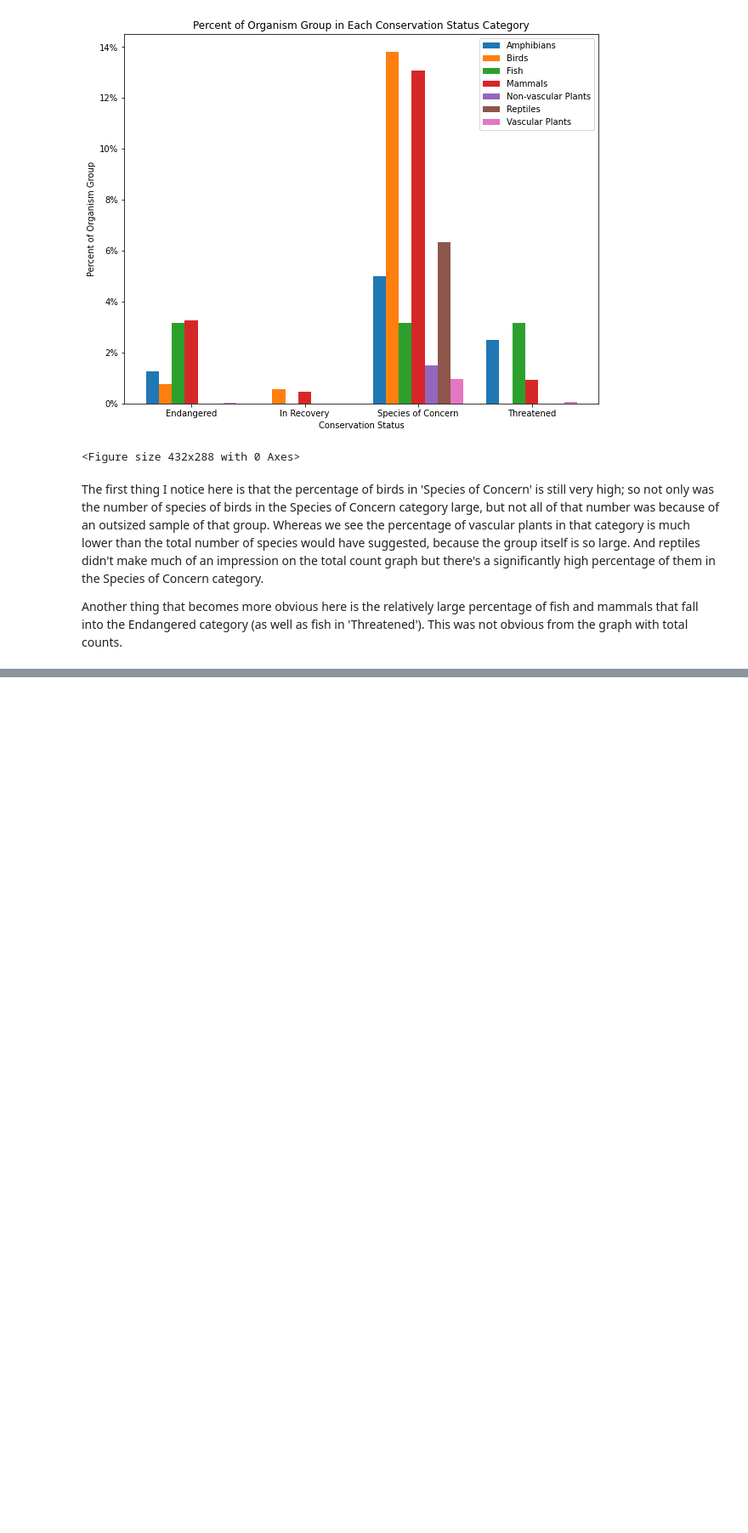
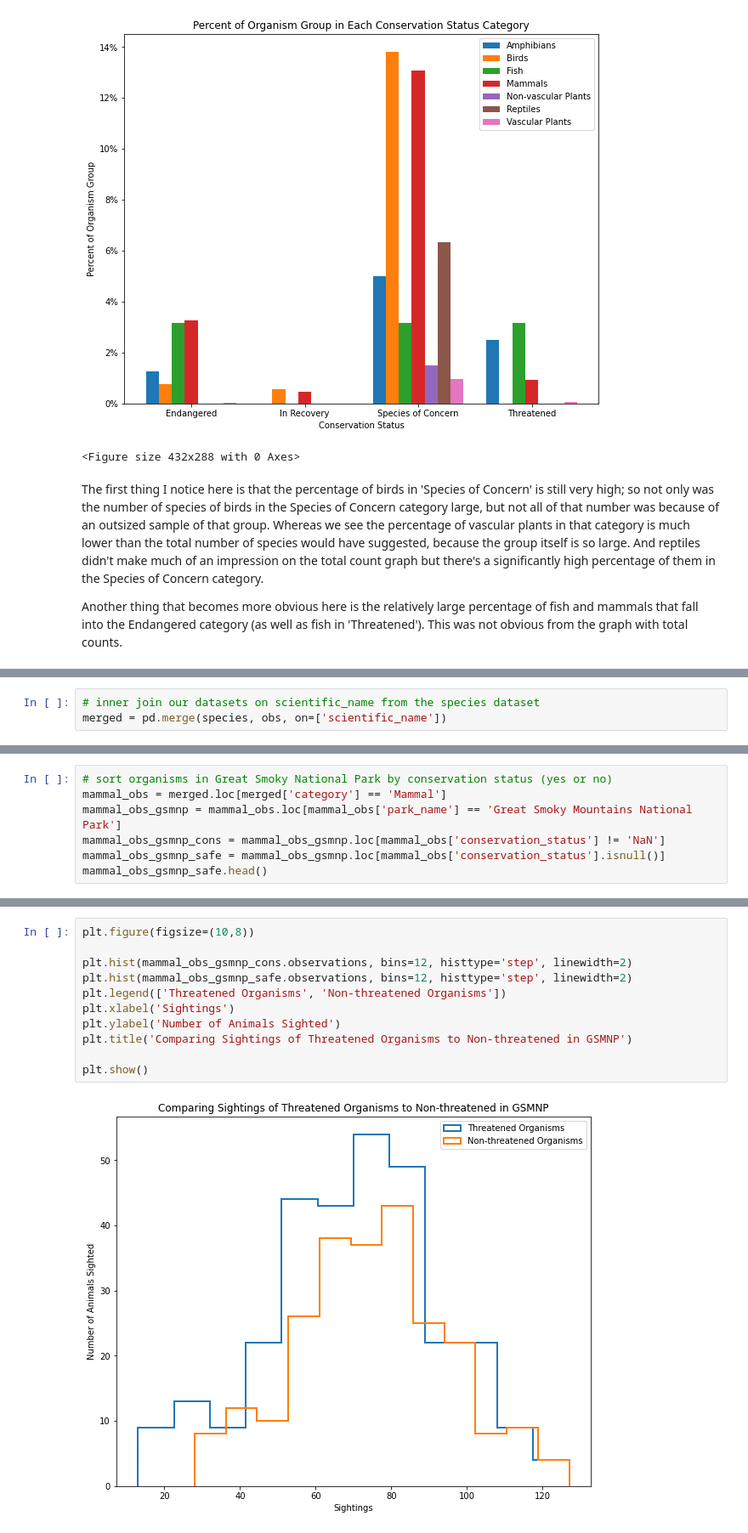
Before and after one commit to biwwlybam/biodiversity-project, a Jupyter notebook: biodiversity.ipynb, the cells around one changed output, grey strips where cells are left out. Shown: that part at 85% size. Saved outputs shown, nothing was run; the diff lists cells and outputs as text; blank space fills up the shorter version.

Commit message:
Graphed observations of conservation list vs not

```diff
--- a/biodiversity.ipynb
+++ b/biodiversity.ipynb
@@ -236,0 +239,3 @@ Another thing that becomes more obvious here is the relatively large percentage
+# %%
+# inner join our datasets on scientific_name from the species dataset
+merged = pd.merge(species, obs, on=['scientific_name'])
@@ -236,0 +263,7 @@ Another thing that becomes more obvious here is the relatively large percentage
+# %%
+# sort organisms in Great Smoky National Park by conservation status (yes or no)
+mammal_obs = merged.loc[merged['category'] == 'Mammal']
+mammal_obs_gsmnp = mammal_obs.loc[mammal_obs['park_name'] == 'Great Smoky Mountains National Park']
+mammal_obs_gsmnp_cons = mammal_obs_gsmnp.loc[mammal_obs['conservation_status'] != 'NaN']
+mammal_obs_gsmnp_safe = mammal_obs_gsmnp.loc[mammal_obs['conservation_status'].isnull()]
+mammal_obs_gsmnp_safe.head()
@@ -236,0 +277,13 @@ Another thing that becomes more obvious here is the relatively large percentage
+# %%
+plt.figure(figsize=(10,8))
+
+plt.hist(mammal_obs_gsmnp_cons.observations, bins=12, histtype='step', linewidth=2)
+plt.hist(mammal_obs_gsmnp_safe.observations, bins=12, histtype='step', linewidth=2)
+plt.legend(['Threatened Organisms', 'Non-threatened Organisms'])
+plt.xlabel('Sightings')
+plt.ylabel('Number of Animals Sighted')
+plt.title('Comparing Sightings of Threatened Organisms to Non-threatened in GSMNP')
+
+plt.show()
+# %% [output]
+[figure, added]
```
Also changed, not shown: parts of 7 cells of this notebook.
